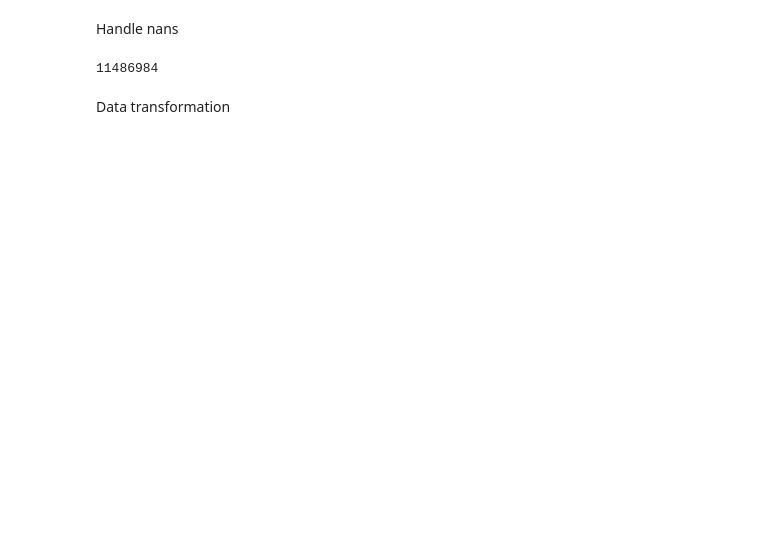
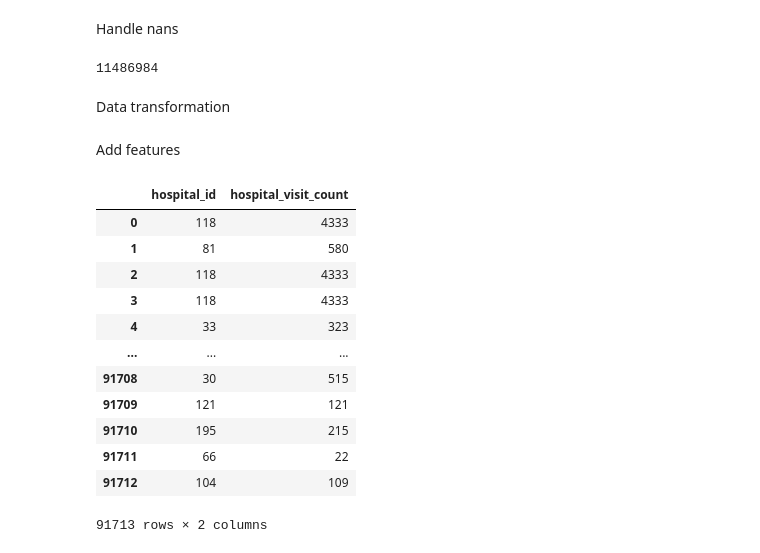
Before and after one commit to BenAidlin/sise.data-science.survival-chances-anlysis, a Jupyter notebook: hw1.ipynb, the cells around one changed output. Cells and saved outputs as stored; diff of their text form; code cells hidden in the pictures; blank space fills up the shorter version.

```diff
--- a/hw1.ipynb
+++ b/hw1.ipynb
@@ -62,3 +89,31 @@ for column_name in string_columns_names:
 
 # make sure no string columns are left
 assert len(train_df.select_dtypes(include=[object]).columns) == 0
+# %% [markdown]
+Add features
+# %%
+# columns in use
+hospital_id_column_name = 'hospital_id'
+patient_count_column_name = 'hospital_visit_count'
+hospital_death_col_name = 'hospital_death'
+hospital_death_count_col_name = 'hospital_death_count'
+percent_of_deaths_col_name = 'percent_of_deaths_in_hospital'
+# %%
+# add feature counting how many visits were at a hospital
+
+train_df[patient_count_column_name] = train_df.groupby(hospital_id_column_name)[hospital_id_column_name].transform('size')
+train_df[[hospital_id_column_name, patient_count_column_name]]
+# %% [output]
+|  | hospital_id | hospital_visit_count |
+| 0 | 118 | 4333 |
+| 1 | 81 | 580 |
+| 2 | 118 | 4333 |
+| 3 | 118 | 4333 |
+| 4 | 33 | 323 |
+| ... | ... | ... |
+| 91708 | 30 | 515 |
+| 91709 | 121 | 121 |
+| 91710 | 195 | 215 |
+| 91711 | 66 | 22 |
+| 91712 | 104 | 109 |
+91713 rows × 2 columns
```
Also changed, not shown: parts of 11 cells of this notebook.
